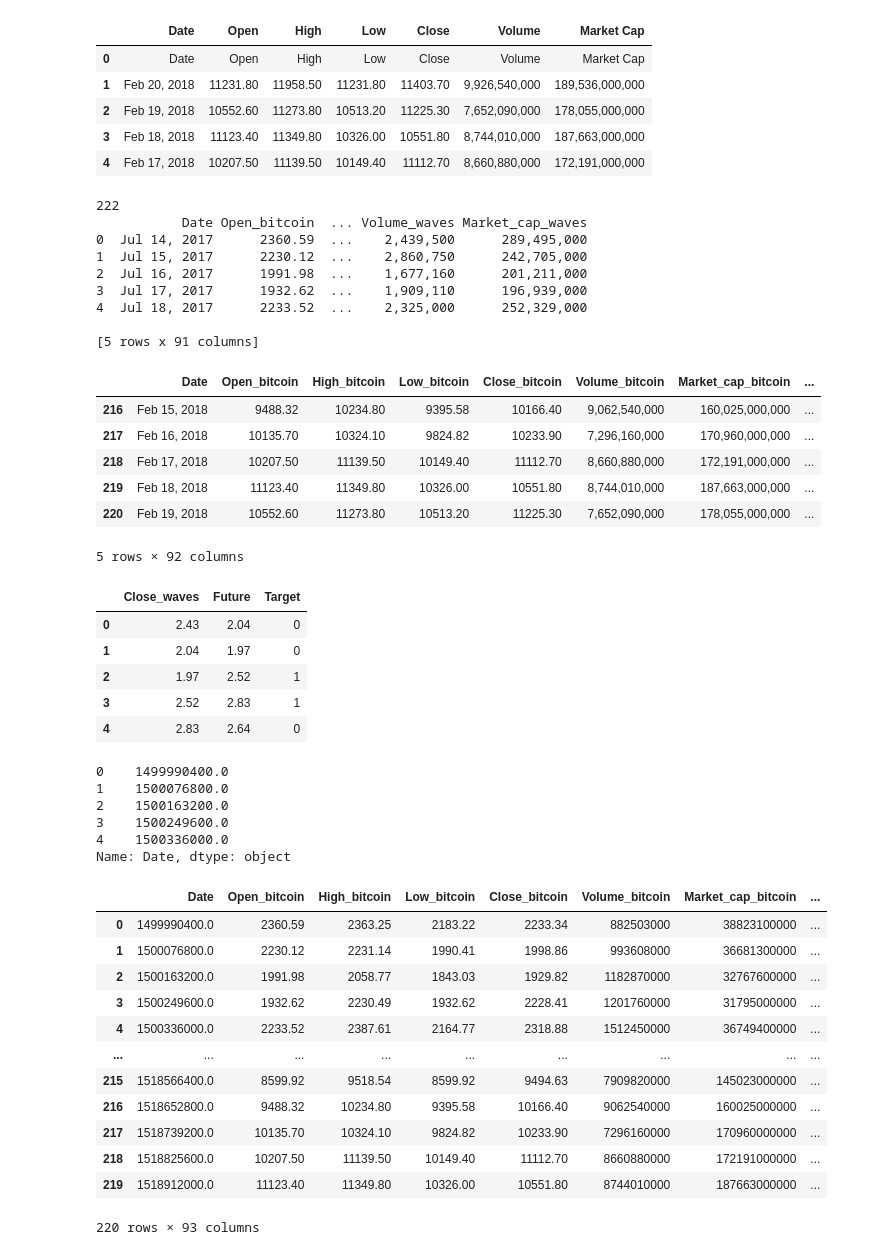
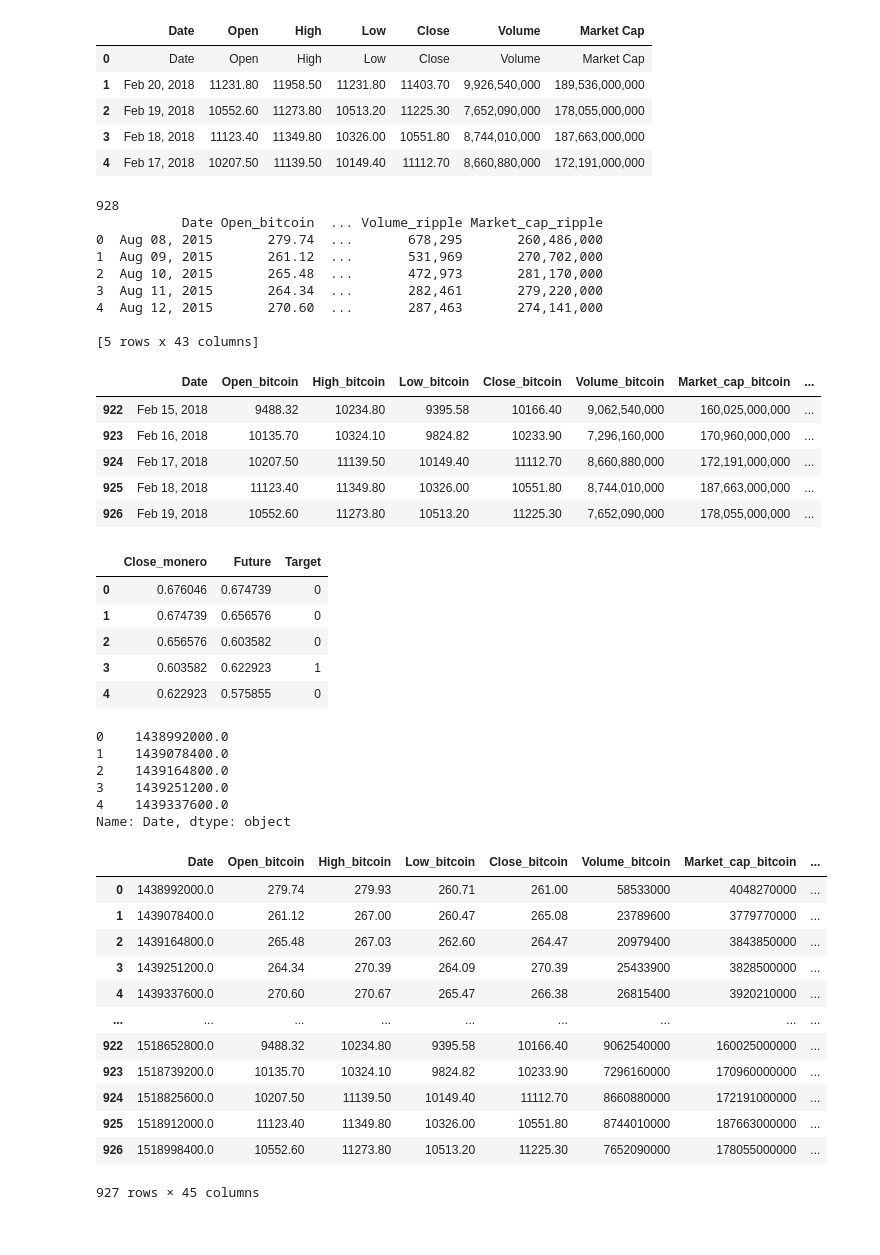
Before and after one commit to mkufel/CryptoTrader, a Jupyter notebook: CryptoTrader.ipynb, the cells around one changed output. Saved outputs shown, nothing was run; the diff lists cells and outputs as text; code cells hidden in the pictures.

```diff
--- a/CryptoTrader.ipynb
+++ b/CryptoTrader.ipynb
@@ -28,10 +32,10 @@ from tensorflow.keras.models import Sequential
 from tensorflow.keras.layers import Dense, Dropout, LSTM, BatchNormalization
 from tensorflow.keras.callbacks import TensorBoard, ModelCheckpoint
 # %%
-currencies = ["bitcoin", "bitconnect", "dash", "ethereum", "ethereum_classic", "iota", "litecoin", "monero", "nem", "neo", "numeraire", "omisego", "ripple", "stratis" , "waves"]
+currencies = ["bitcoin", "dash", "ethereum", "litecoin", "monero", "nem", "ripple"]
 # %%
-trial = pd.read_csv(f"{data_path}bitcoin_price.csv", names=['Date', 'Open', 'High', 'Low', 'Close', 'Volume', 'Market Cap'])
-trial.head()
+df_test = pd.read_csv(f"{data_path}bitcoin_price.csv", names=['Date', 'Open', 'High', 'Low', 'Close', 'Volume', 'Market Cap'])
+df_test.head()
 # %% [output]
 |  | Date | Open | High | Low | Close | Volume | Market Cap |
 | 0 | Date | Open | High | Low | Close | Volume | Market Cap |
@@ -64,13 +68,13 @@ for currency in currencies:
 print(len(all_data))
 print(all_data.head(5))
 # %% [output]
-222
-           Date Open_bitcoin  ... Volume_waves Market_cap_waves
-0  Jul 14, 2017      2360.59  ...    2,439,500      289,495,000
-1  Jul 15, 2017      2230.12  ...    2,860,750      242,705,000
-2  Jul 16, 2017      1991.98  ...    1,677,160      201,211,000
-3  Jul 17, 2017      1932.62  ...    1,909,110      196,939,000
-4  Jul 18, 2017      2233.52  ...    2,325,000      252,329,000
+928
+           Date Open_bitcoin  ... Volume_ripple Market_cap_ripple
+0  Aug 08, 2015       279.74  ...       678,295       260,486,000
+1  Aug 09, 2015       261.12  ...       531,969       270,702,000
+2  Aug 10, 2015       265.48  ...       472,973       281,170,000
+3  Aug 11, 2015       264.34  ...       282,461       279,220,000
+4  Aug 12, 2015       270.60  ...       287,463       274,141,000
 
-[5 rows x 91 columns]
+[5 rows x 43 columns]
 # %%
@@ -83,23 +87,22 @@ all_data.dropna(inplace=True)
 all_data.tail()
 # %% [output]
 |  | Date | Open_bitcoin | High_bitcoin | Low_bitcoin | Close_bitcoin | Volume_bitcoin | Market_cap_bitcoin | ... |
-| 216 | Feb 15, 2018 | 9488.32 | 10234.80 | 9395.58 | 10166.40 | 9,062,540,000 | 160,025,000,000 | ... |
-| 217 | Feb 16, 2018 | 10135.70 | 10324.10 | 9824.82 | 10233.90 | 7,296,160,000 | 170,960,000,000 | ... |
-| 218 | Feb 17, 2018 | 10207.50 | 11139.50 | 10149.40 | 11112.70 | 8,660,880,000 | 172,191,000,000 | ... |
-| 219 | Feb 18, 2018 | 11123.40 | 11349.80 | 10326.00 | 10551.80 | 8,744,010,000 | 187,663,000,000 | ... |
-| 220 | Feb 19, 2018 | 10552.60 | 11273.80 | 10513.20 | 11225.30 | 7,652,090,000 | 178,055,000,000 | ... |
+| 922 | Feb 15, 2018 | 9488.32 | 10234.80 | 9395.58 | 10166.40 | 9,062,540,000 | 160,025,000,000 | ... |
+| 923 | Feb 16, 2018 | 10135.70 | 10324.10 | 9824.82 | 10233.90 | 7,296,160,000 | 170,960,000,000 | ... |
+| 924 | Feb 17, 2018 | 10207.50 | 11139.50 | 10149.40 | 11112.70 | 8,660,880,000 | 172,191,000,000 | ... |
+| 925 | Feb 18, 2018 | 11123.40 | 11349.80 | 10326.00 | 10551.80 | 8,744,010,000 | 187,663,000,000 | ... |
+| 926 | Feb 19, 2018 | 10552.60 | 11273.80 | 10513.20 | 11225.30 | 7,652,090,000 | 178,055,000,000 | ... |
-5 rows × 92 columns
 # %%
 # Add a column of target labels, if the rate rose in SEQ_LEN_FUT: 1, if fell: 0
 all_data['Target'] = list(map(lambda past, future: int(float(future) > float(past)), all_data[f'Close_{TARGET_CURRENCY}'], all_data['Future']))
 all_data[[f'Close_{TARGET_CURRENCY}', 'Future', 'Target']].head(5)
 # %% [output]
-|  | Close_waves | Future | Target |
-| 0 | 2.43 | 2.04 | 0 |
-| 1 | 2.04 | 1.97 | 0 |
-| 2 | 1.97 | 2.52 | 1 |
-| 3 | 2.52 | 2.83 | 1 |
-| 4 | 2.83 | 2.64 | 0 |
+|  | Close_monero | Future | Target |
+| 0 | 0.676046 | 0.674739 | 0 |
+| 1 | 0.674739 | 0.656576 | 0 |
+| 2 | 0.656576 | 0.603582 | 0 |
+| 3 | 0.603582 | 0.622923 | 1 |
+| 4 | 0.622923 | 0.575855 | 0 |
 # %%
 def transform_date(date):
   return str(time.mktime(datetime.strptime(date, '%b %d, %Y').timetuple()))
@@ -108,31 +111,31 @@ all_data['Date'] = all_data['Date'].apply(transform_date)
 
 all_data['Date'].head(5)
 # %% [output]
-0    1499990400.0
-1    1500076800.0
-2    1500163200.0
-3    1500249600.0
-4    1500336000.0
+0    1438992000.0
+1    1439078400.0
+2    1439164800.0
+3    1439251200.0
+4    1439337600.0
 Name: Date, dtype: object
 # %%
 cols = all_data.columns
 all_data[cols] = all_data[cols].replace({',': ''}, regex=True)
 
-all_data.head(220)
+all_data.head(1000)
 # %% [output]
 |  | Date | Open_bitcoin | High_bitcoin | Low_bitcoin | Close_bitcoin | Volume_bitcoin | Market_cap_bitcoin | ... |
-| 0 | 1499990400.0 | 2360.59 | 2363.25 | 2183.22 | 2233.34 | 882503000 | 38823100000 | ... |
-| 1 | 1500076800.0 | 2230.12 | 2231.14 | 1990.41 | 1998.86 | 993608000 | 36681300000 | ... |
-| 2 | 1500163200.0 | 1991.98 | 2058.77 | 1843.03 | 1929.82 | 1182870000 | 32767600000 | ... |
-| 3 | 1500249600.0 | 1932.62 | 2230.49 | 1932.62 | 2228.41 | 1201760000 | 31795000000 | ... |
-| 4 | 1500336000.0 | 2233.52 | 2387.61 | 2164.77 | 2318.88 | 1512450000 | 36749400000 | ... |
+| 0 | 1438992000.0 | 279.74 | 279.93 | 260.71 | 261.00 | 58533000 | 4048270000 | ... |
+| 1 | 1439078400.0 | 261.12 | 267.00 | 260.47 | 265.08 | 23789600 | 3779770000 | ... |
+| 2 | 1439164800.0 | 265.48 | 267.03 | 262.60 | 264.47 | 20979400 | 3843850000 | ... |
+| 3 | 1439251200.0 | 264.34 | 270.39 | 264.09 | 270.39 | 25433900 | 3828500000 | ... |
+| 4 | 1439337600.0 | 270.60 | 270.67 | 265.47 | 266.38 | 26815400 | 3920210000 | ... |
 | ... | ... | ... | ... | ... | ... | ... | ... | ... |
-| 215 | 1518566400.0 | 8599.92 | 9518.54 | 8599.92 | 9494.63 | 7909820000 | 145023000000 | ... |
-| 216 | 1518652800.0 | 9488.32 | 10234.80 | 9395.58 | 10166.40 | 9062540000 | 160025000000 | ... |
-| 217 | 1518739200.0 | 10135.70 | 10324.10 | 9824.82 | 10233.90 | 7296160000 | 170960000000 | ... |
-| 218 | 1518825600.0 | 10207.50 | 11139.50 | 10149.40 | 11112.70 | 8660880000 | 172191000000 | ... |
-| 219 | 1518912000.0 | 11123.40 | 11349.80 | 10326.00 | 10551.80 | 8744010000 | 187663000000 | ... |
+| 922 | 1518652800.0 | 9488.32 | 10234.80 | 9395.58 | 10166.40 | 9062540000 | 160025000000 | ... |
+| 923 | 1518739200.0 | 10135.70 | 10324.10 | 9824.82 | 10233.90 | 7296160000 | 170960000000 | ... |
+| 924 | 1518825600.0 | 10207.50 | 11139.50 | 10149.40 | 11112.70 | 8660880000 | 172191000000 | ... |
+| 925 | 1518912000.0 | 11123.40 | 11349.80 | 10326.00 | 10551.80 | 8744010000 | 187663000000 | ... |
+| 926 | 1518998400.0 | 10552.60 | 11273.80 | 10513.20 | 11225.30 | 7652090000 | 178055000000 | ... |
-220 rows × 93 columns
+927 rows × 45 columns
 # %%
 # Get the date boundary of the last 10% of records - test_set and 25% of records - 25%-10% - val_set
 last_10pc = all_data['Date'][int(0.9*len(all_data.index.values))]
```
Also changed, not shown: parts of 11 cells of this notebook.
